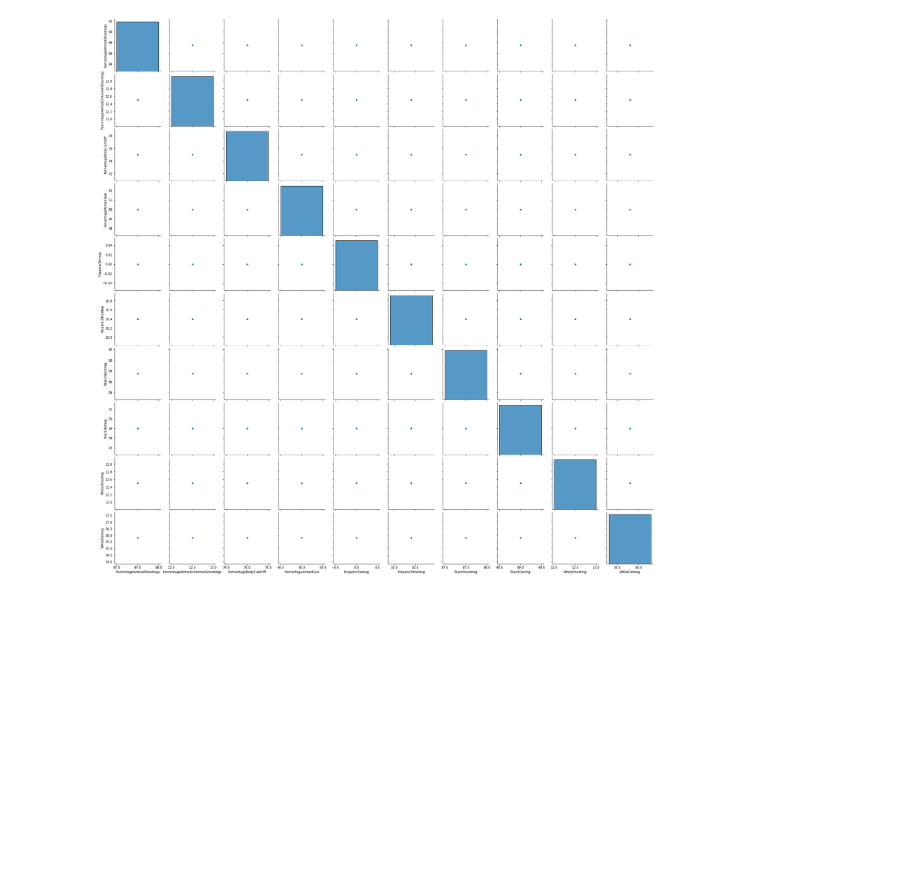
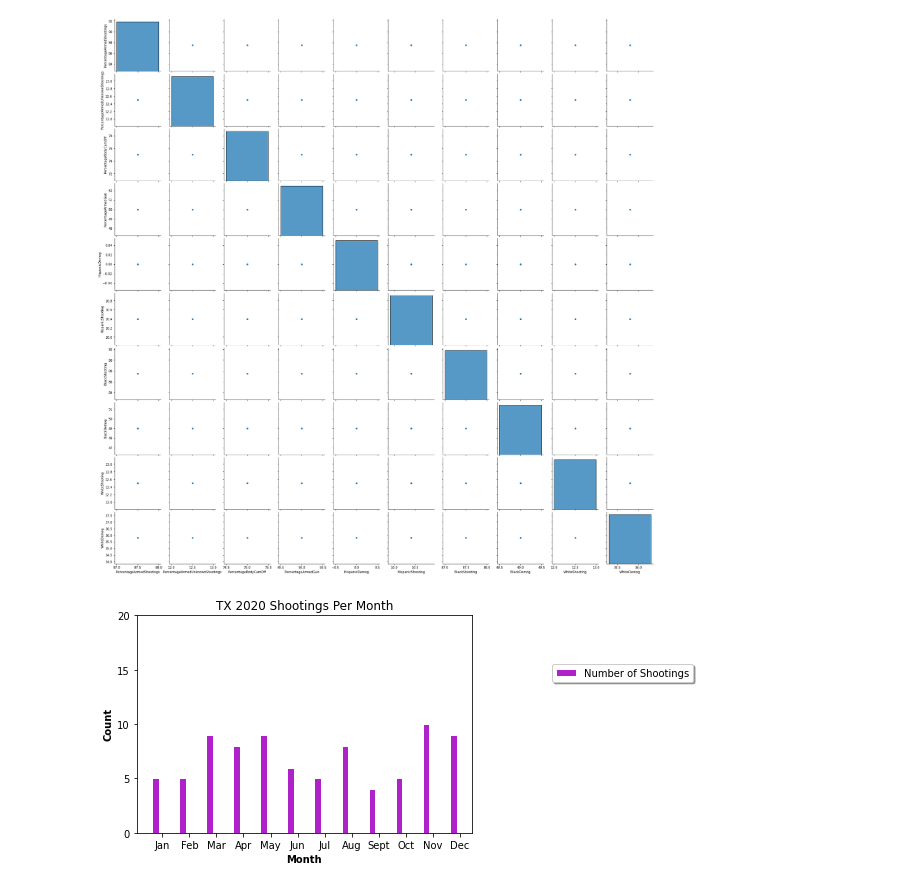
Before and after one commit to bzamora020/data-exploration-research, a Jupyter notebook: python-processing/visualization.ipynb, the cells around one changed output. Cells and saved outputs as stored; diff of their text form; code cells hidden in the pictures; blank space fills up the shorter version.

Commit message:
Over-time graphs

```diff
--- a/python-processing/visualization.ipynb
+++ b/python-processing/visualization.ipynb
@@ -295,3 +295,34 @@ sns.pairplot(df, kind="scatter")
 # %% [output]
 <seaborn.axisgrid.PairGrid at 0x...>
 [figure]
+# %%
+
+import pandas as pd
+import numpy as np
+import matplotlib.pyplot as plt
+# set width of bars
+barWidth = 0.25
+df = pd.read_csv("statesSortedOnNumshootingsSelected2020.csv")
+bars1 = [df.iloc[1,13], df.iloc[1,14], df.iloc[1,15], df.iloc[1,16], df.iloc[1,17], df.iloc[1,18], df.iloc[1,19], df.iloc[1,20], df.iloc[1,21], df.iloc[1,22], df.iloc[1,23], df.iloc[1,24]]
+
+
+headers = df.columns
+
+# Set position of bar on X axis
+r1 = np.arange(len(bars1))
+
+# Make the plot
+plt.bar(r1, bars1, color='#b022c9', width=barWidth, edgecolor='white', label='Number of Shootings')
+
+# Add xticks on the middle of the group bars
+plt.xlabel('Month', fontweight='bold')
+plt.ylabel('Count', fontweight='bold')
+plt.yticks(np.arange(0, 25, 5))
+plt.xticks([ barWidth + r for r in range(len(bars1))], ["Jan","Feb","Mar", "Apr", "May", "Jun", "Jul", "Aug", "Sept", "Oct", "Nov", "Dec"])
+
+# Create legend & Show graphic
+plt.title("TX 2020 Shootings Per Month")
+plt.legend(loc='upper center', bbox_to_anchor=(1.45, 0.8), shadow=True, ncol=1)
+plt.show()
+# %% [output]
+[figure, added]
```
Also changed, not shown: parts of 2 cells of this notebook, 1 other file.
